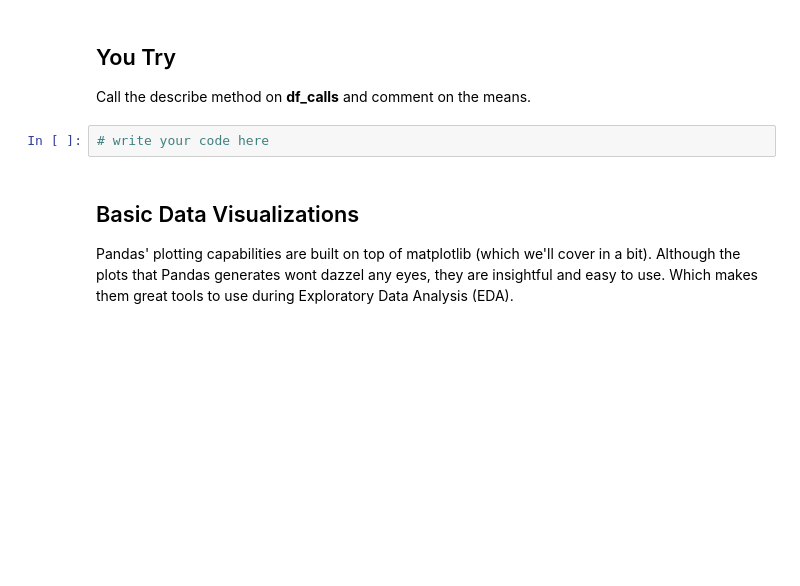
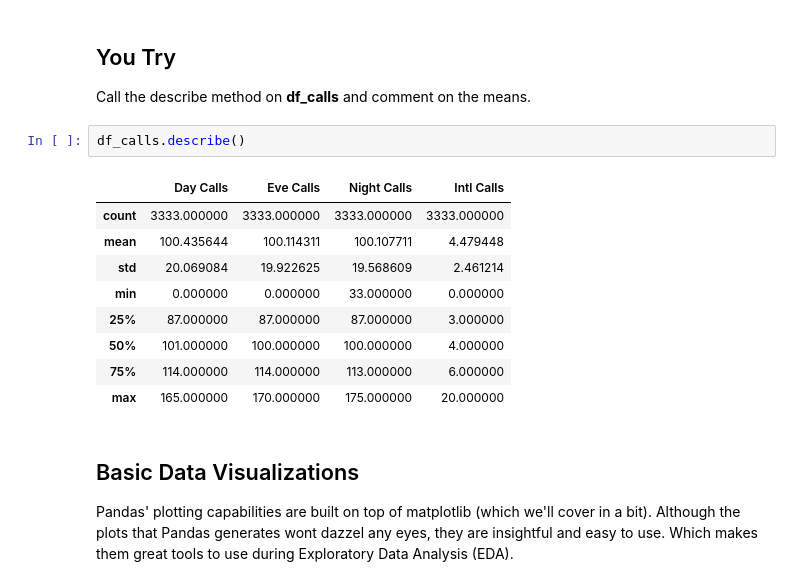
Before and after one commit to NathanZorndorf/DSI-SF-5-mirror, a Jupyter notebook: curriculum/week-01/thur-lessons/DSI-5-Lesson1.10-Intro-to-Pandas-and-Matplotlib.ipynb, the cells around one changed output. Saved outputs shown, nothing was run; the diff lists cells and outputs as text; blank space fills up the shorter version.

```diff
--- a/curriculum/week-01/thur-lessons/DSI-5-Lesson1.10-Intro-to-Pandas-and-Matplotlib.ipynb
+++ b/curriculum/week-01/thur-lessons/DSI-5-Lesson1.10-Intro-to-Pandas-and-Matplotlib.ipynb
@@ -194,8 +195,18 @@ df_charge.describe()
 ## You Try
 
 Call the describe method on **df_calls** and comment on the means.
-# %%
-# write your code here
+# %%
+df_calls.describe()
+# %% [output]
+|  | Day Calls | Eve Calls | Night Calls | Intl Calls |
+| count | 3333.000000 | 3333.000000 | 3333.000000 | 3333.000000 |
+| mean | 100.435644 | 100.114311 | 100.107711 | 4.479448 |
+| std | 20.069084 | 19.922625 | 19.568609 | 2.461214 |
+| min | 0.000000 | 0.000000 | 33.000000 | 0.000000 |
+| 25% | 87.000000 | 87.000000 | 87.000000 | 3.000000 |
+| 50% | 101.000000 | 100.000000 | 100.000000 | 4.000000 |
+| 75% | 114.000000 | 114.000000 | 113.000000 | 6.000000 |
+| max | 165.000000 | 170.000000 | 175.000000 | 20.000000 |
 # %% [markdown]
 ## Basic Data Visualizations
 
```
Also changed, not shown: parts of 8 cells of this notebook, 4 other files.
